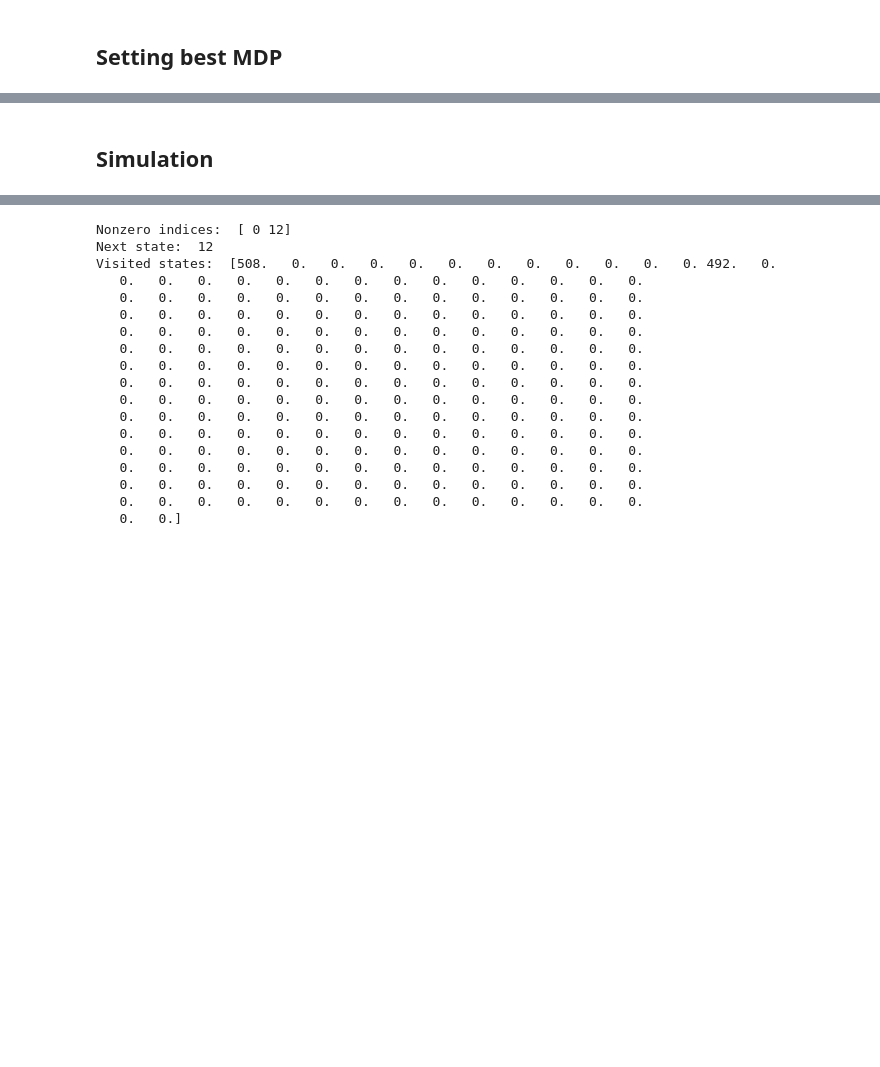
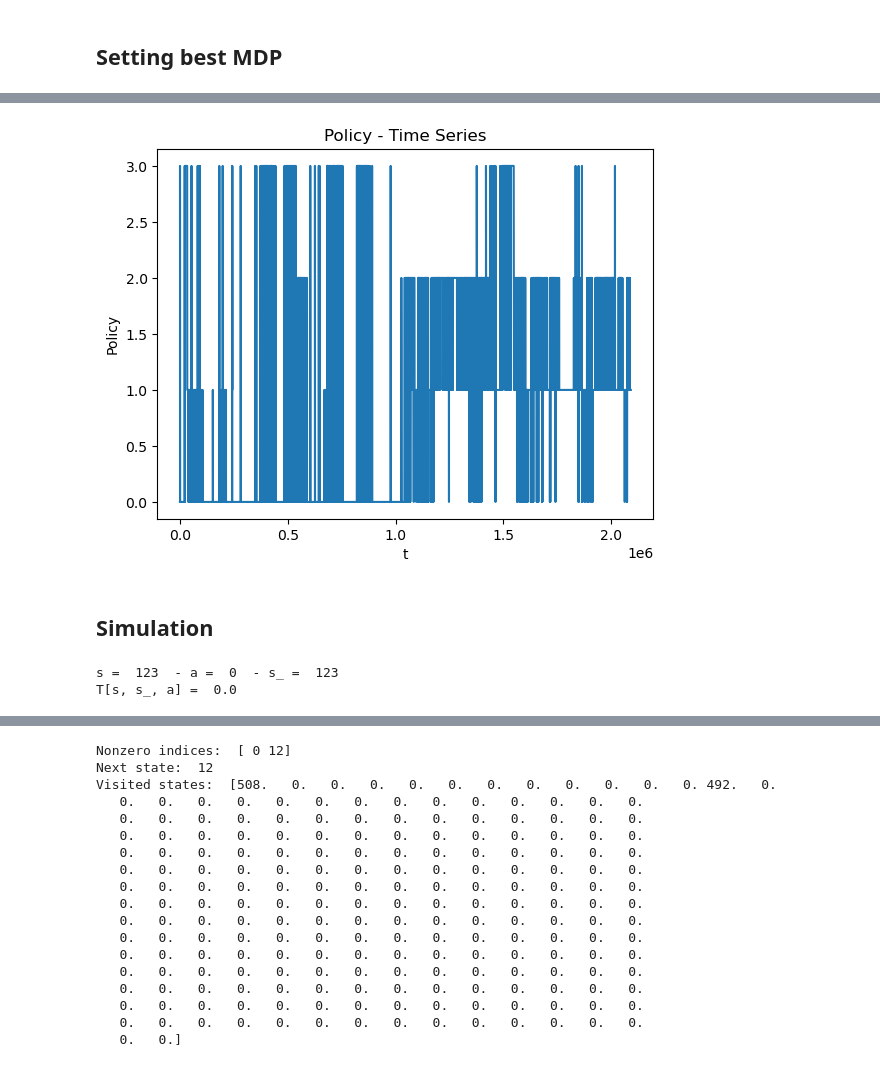
Before and after one commit to edoardorossi1995/Last_tesi, a Jupyter notebook: policy_algorithms.ipynb, the cells around one changed output, grey strips where cells are left out. Cells and saved outputs as stored; diff of their text form; code cells hidden in the pictures; blank space fills up the shorter version.

```diff
--- a/policy_algorithms.ipynb
+++ b/policy_algorithms.ipynb
@@ -606,5 +579,26 @@ plt.show()
+# %%
+p_ott = np.zeros(len(df_mdp))
+for i in range(len(df_mdp)):
+    p_ott[i] = policy_opt[df_mdp.loc[i,'S']]
+plt.plot(range(0, len(df_mdp)), p_ott)
+plt.xlabel('t')
+plt.ylabel('Policy')
+plt.title('Policy - Time Series')
+plt.show()
+# %% [output]
+[figure, added]
 # %% [markdown]
 ## Simulation
+# %%
+# simulate the mdp T with a random policy
+s = df_mdp.loc[0,'S']
+a = policy_opt[s]
+s_ = df_mdp.loc[1,'S']
+print('s = ', s, ' - a = ', a, ' - s_ = ', s_)
+print('T[s, s_, a] = ', T[s, s_, a])
+# %% [output]
+s =  123  - a =  0  - s_ =  123
+T[s, s_, a] =  0.0
 # %%
 def simulate_step(T, policy, s0, R):
     a = policy[s0]
```
Also changed, not shown: parts of 16 cells of this notebook, 48 other files.
